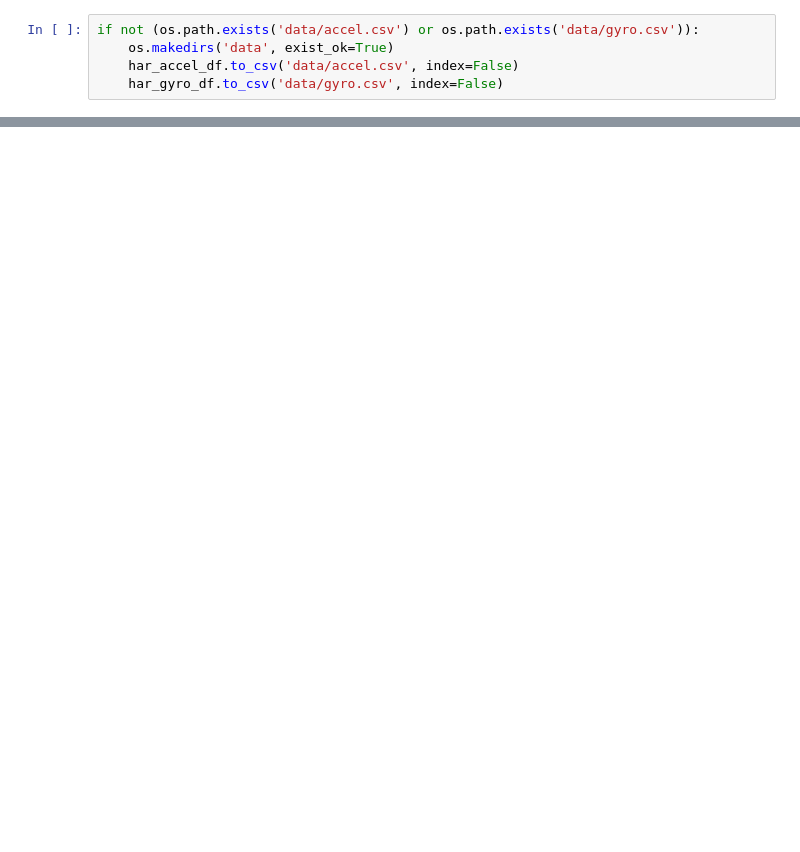
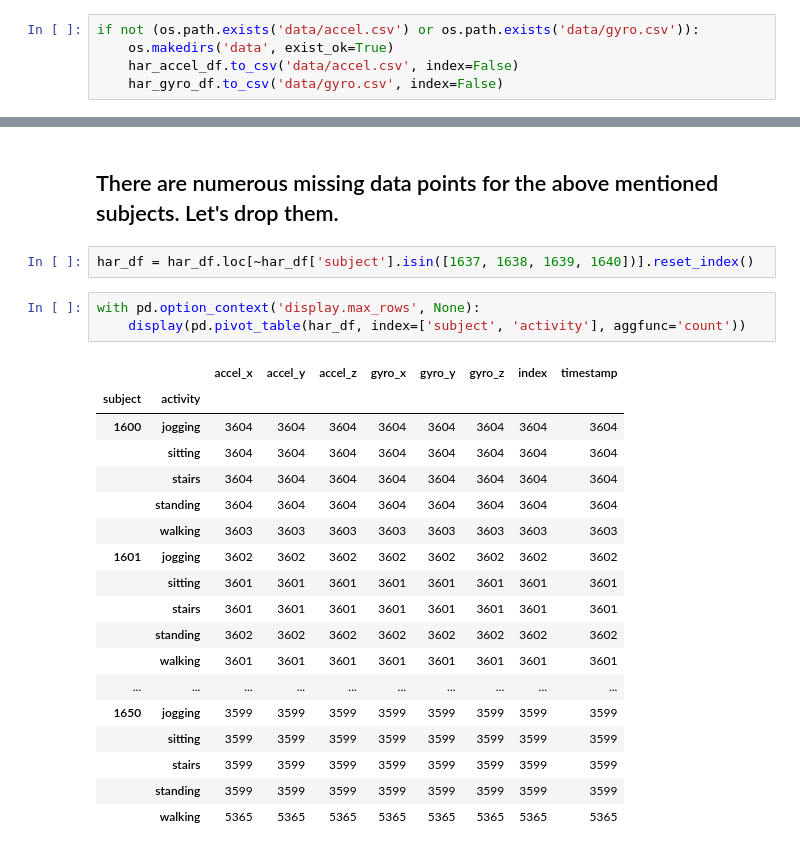
Before and after one commit to rayed-therap/human-activity-recognition-smartwartch, a Jupyter notebook: prepare_data.ipynb, the cells around one changed output, grey strips where cells are left out. Cells and saved outputs as stored; diff of their text form; blank space fills up the shorter version.

```diff
--- a/prepare_data.ipynb
+++ b/prepare_data.ipynb
@@ -68,0 +127,26 @@ if not os.path.exists('data/har.csv'):
+# %% [markdown]
+## There are numerous missing data points for the above mentioned subjects. Let's drop them.
+# %%
+har_df = har_df.loc[~har_df['subject'].isin([1637, 1638, 1639, 1640])].reset_index()
+# %%
+with pd.option_context('display.max_rows', None):
+    display(pd.pivot_table(har_df, index=['subject', 'activity'], aggfunc='count'))
+# %% [output]
+|  |  | accel_x | accel_y | accel_z | gyro_x | gyro_y | gyro_z | index | timestamp |
+| subject | activity |  |  |  |  |  |  |  |  |
+| 1600 | jogging | 3604 | 3604 | 3604 | 3604 | 3604 | 3604 | 3604 | 3604 |
+|  | sitting | 3604 | 3604 | 3604 | 3604 | 3604 | 3604 | 3604 | 3604 |
+|  | stairs | 3604 | 3604 | 3604 | 3604 | 3604 | 3604 | 3604 | 3604 |
+|  | standing | 3604 | 3604 | 3604 | 3604 | 3604 | 3604 | 3604 | 3604 |
+|  | walking | 3603 | 3603 | 3603 | 3603 | 3603 | 3603 | 3603 | 3603 |
+| 1601 | jogging | 3602 | 3602 | 3602 | 3602 | 3602 | 3602 | 3602 | 3602 |
+|  | sitting | 3601 | 3601 | 3601 | 3601 | 3601 | 3601 | 3601 | 3601 |
+|  | stairs | 3601 | 3601 | 3601 | 3601 | 3601 | 3601 | 3601 | 3601 |
+|  | standing | 3602 | 3602 | 3602 | 3602 | 3602 | 3602 | 3602 | 3602 |
+|  | walking | 3601 | 3601 | 3601 | 3601 | 3601 | 3601 | 3601 | 3601 |
+| ... | ... | ... | ... | ... | ... | ... | ... | ... | ... |
+| 1650 | jogging | 3599 | 3599 | 3599 | 3599 | 3599 | 3599 | 3599 | 3599 |
+|  | sitting | 3599 | 3599 | 3599 | 3599 | 3599 | 3599 | 3599 | 3599 |
+|  | stairs | 3599 | 3599 | 3599 | 3599 | 3599 | 3599 | 3599 | 3599 |
+|  | standing | 3599 | 3599 | 3599 | 3599 | 3599 | 3599 | 3599 | 3599 |
+|  | walking | 5365 | 5365 | 5365 | 5365 | 5365 | 5365 | 5365 | 5365 |
```
Also changed, not shown: parts of 30 cells of this notebook, 2 other files.
